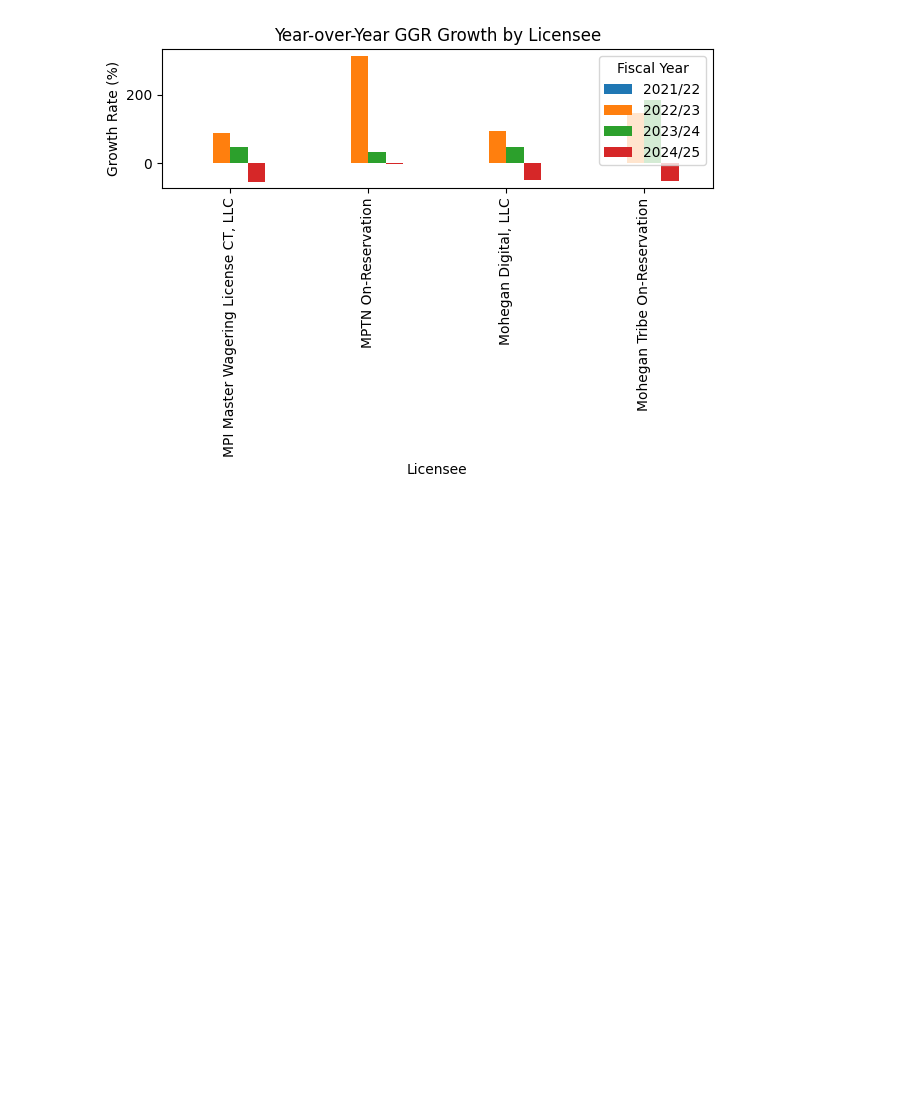
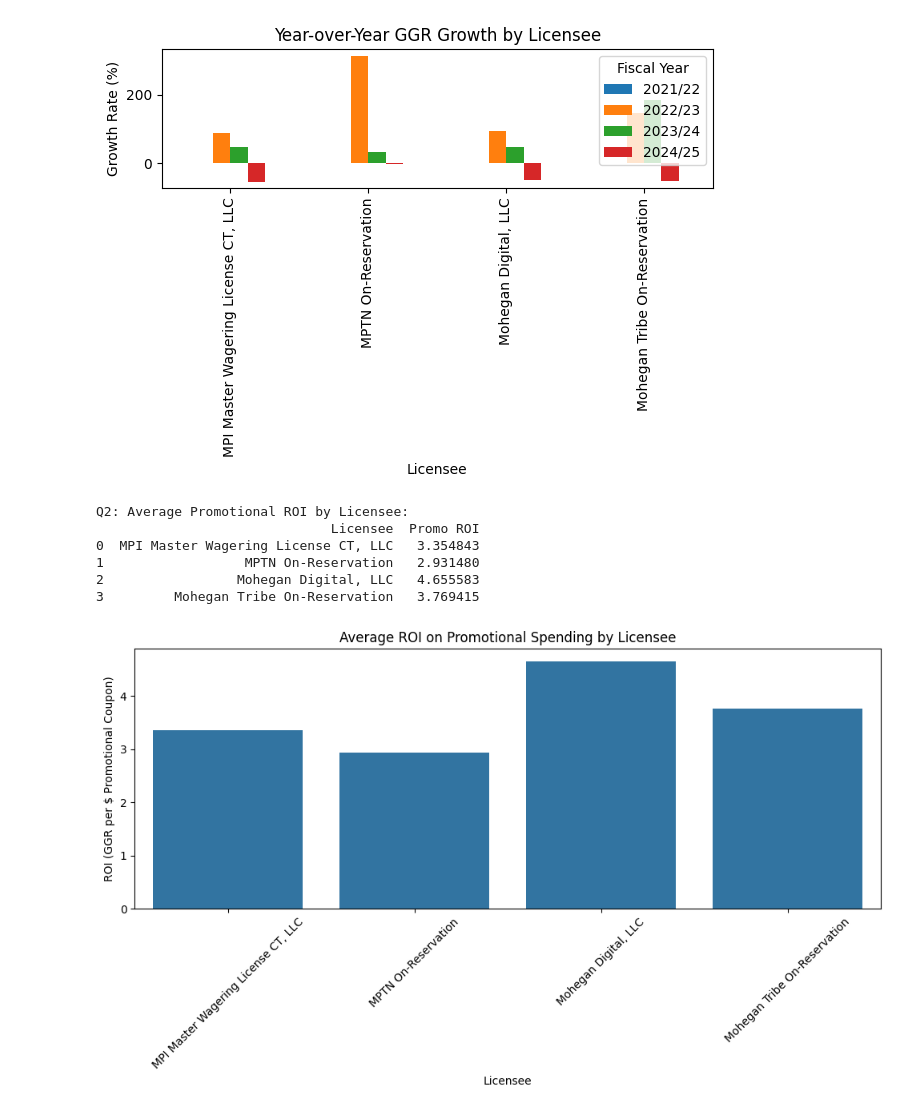
Before and after one commit to Phionanamugga/EDA_Tax_returns, a Jupyter notebook: casino_tax_returns.ipynb, the cells around one changed output. Drawn from its saved outputs; the diff is of its cells as text; code cells hidden in the pictures; blank space fills up the shorter version.

Commit message:
calculates return on investment[#189033653]

```diff
--- a/casino_tax_returns.ipynb
+++ b/casino_tax_returns.ipynb
@@ -145,3 +143,27 @@ Fiscal Year
+# %%
+# How does the return on promotional investment (ROI) vary across licensees, considering Promotional Coupons Wagered versus the resulting increase in Wagers and GGR?
+# ROI on Promotional Investment
+df['Promo ROI'] = (df['Total Gross Gaming Revenue'] / df['Promotional Coupons or Credits Wagered (3)']).replace([float('inf'), -float('inf')], 0)
+promo_roi_summary = df.groupby('Licensee')['Promo ROI'].mean().reset_index()
+print("\nQ2: Average Promotional ROI by Licensee:")
+print(promo_roi_summary)
+
+plt.figure(figsize=(10, 6))
+sns.barplot(data=promo_roi_summary, x='Licensee', y='Promo ROI')
+plt.title('Average ROI on Promotional Spending by Licensee')
+plt.xlabel('Licensee')
+plt.ylabel('ROI (GGR per $ Promotional Coupon)')
+plt.xticks(rotation=45)
+plt.tight_layout()
+plt.show()
+# %% [output]
+Q2: Average Promotional ROI by Licensee:
+                              Licensee  Promo ROI
+0  MPI Master Wagering License CT, LLC   3.354843
+1                  MPTN On-Reservation   2.931480
+2                 Mohegan Digital, LLC   4.655583
+3         Mohegan Tribe On-Reservation   3.769415
+[figure, added]
 # %%
 # Which licensee achieves the highest profit margin (Payment as a percentage of GGR) after accounting for the 18% State payment rate, and what factors contribute to this?
 # %%
```
Also changed, not shown: parts of 1 cell of this notebook.
